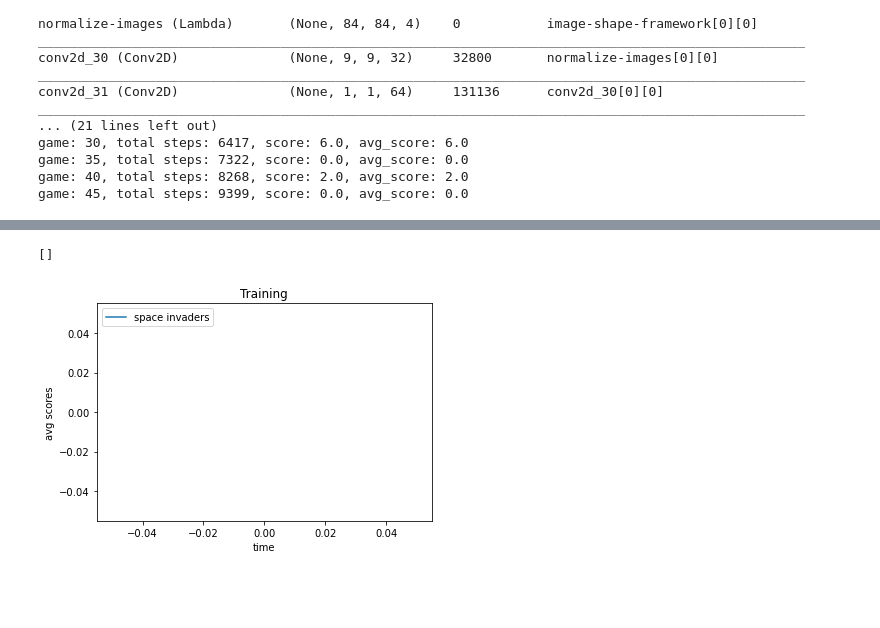
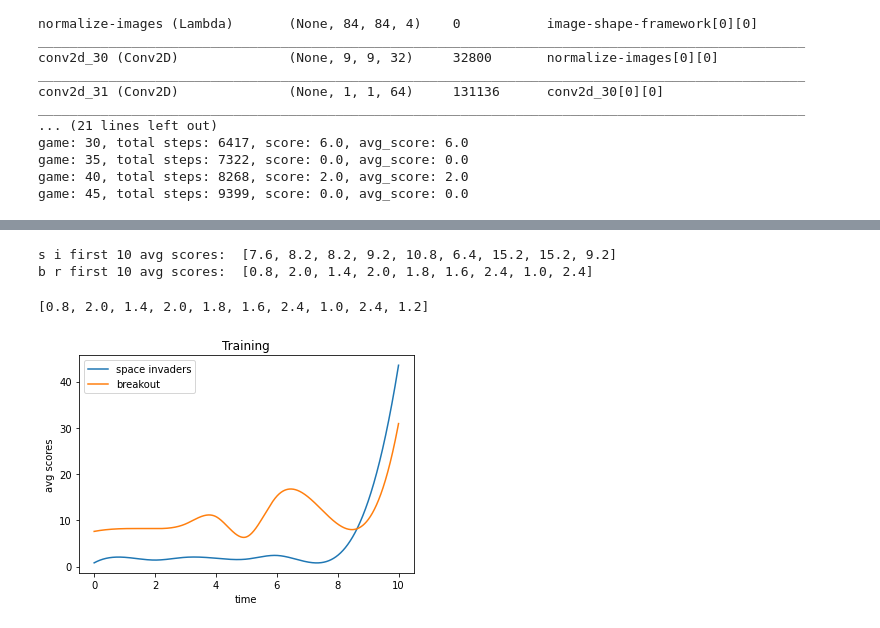
Before and after one commit to johnsocf/OPENAI-FINAL, a Jupyter notebook: OpenAi-Deep-Q-Network-Copy2.ipynb, the cells around one changed output, grey strips where cells are left out. Drawn from its saved outputs; the diff is of its cells as text; code cells hidden in the pictures; blank space fills up the shorter version.

Commit message:
updating graph function

```diff
--- a/OpenAi-Deep-Q-Network-Copy2.ipynb
+++ b/OpenAi-Deep-Q-Network-Copy2.ipynb
@@ -581,20 +581,43 @@ KeyboardInterrupt:
 avg_game_scores_breakout_testing = test(ATARI_BREAKOUT_ENV_NAME, LOGS_FILE_PATH_BREAKOUT)
 # %%
 avg_game_scores_spaci_testing = test(ATARI_SPACE_ENVADERS_ENV_NAME, LOGS_FILE_PATH_SPACE_I)
+# %%
+print('s i first 10 avg scores: ', avg_game_scores_spaci_training[:9])
+print('b r first 10 avg scores: ', avg_game_scores_breakout_training[:9])
+# %% [output]
+s i first 10 avg scores:  [7.6, 8.2, 8.2, 9.2, 10.8, 6.4, 15.2, 15.2, 9.2]
+b r first 10 avg scores:  [0.8, 2.0, 1.4, 2.0, 1.8, 1.6, 2.4, 1.0, 2.4]
 # %%
-time_series = [avg_game_scores_breakout_training.index(i) for i in avg_game_scores_breakout_training]
-plt.plot(avg_game_scores_breakout_training)
-#plt.plot(avg_game_scores_spaci_training)
+from scipy.interpolate import make_interp_spline
+
+x_len = len(avg_game_scores_breakout_training)
+time_series = [i for i in range(0, x_len)]
+x_len_minus = x_len-1
+
+x = np.array(time_series[:x_len_minus])
+y_b = np.array(avg_game_scores_breakout_training[:x_len_minus])
+y_s = np.array(avg_game_scores_spaci_training[:x_len_minus])
+x_new = np.linspace(0, len(time_series), 10000)
+
+a_BSpline_b = make_interp_spline(x, y_b)
+a_BSpline_s = make_interp_spline(x, y_s)
+
+y_new_b = a_BSpline_b(x_new)
+y_new_s = a_BSpline_s(x_new)
+
+plt.plot(x_new, y_new_b)
+plt.plot(x_new, y_new_s)
+
 print(avg_game_scores_breakout_training)
 #plt.plot(time_series)
 plt.title('Training')
 plt.ylabel('avg scores')
 plt.xlabel('time')
 plt.legend(['space invaders', 'breakout'], loc='upper left')
 plt.show()
 # %% [output]
-[]
+[0.8, 2.0, 1.4, 2.0, 1.8, 1.6, 2.4, 1.0, 2.4, 1.2]
-[figure, old version]
+[figure, new version]
 # %%
 print(avg_game_scores_breakout_testing)
 # %%
```
Also changed, not shown: parts of 3 cells of this notebook.
